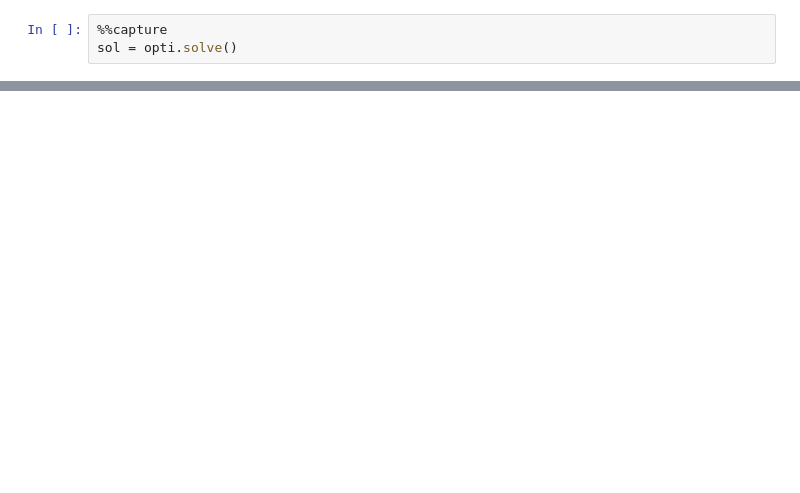
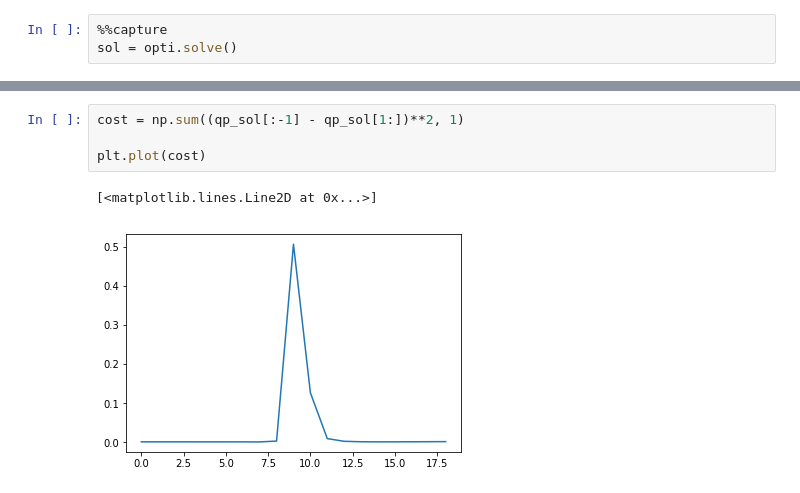
Before and after one commit to JeroenDM/deprecated-acrobotics, a Jupyter notebook: notebooks/path_following_kuka_casadi.ipynb, the cells around one changed output, grey strips where cells are left out. Drawn from its saved outputs; the diff is of its cells as text; blank space fills up the shorter version.

```diff
--- a/notebooks/path_following_kuka_casadi.ipynb
+++ b/notebooks/path_following_kuka_casadi.ipynb
@@ -61,0 +182,7 @@ q[:, [0, 1, 2, 3, 5]].shape
+# %%
+cost = np.sum((qp_sol[:-1] - qp_sol[1:])**2, 1)
+
+plt.plot(cost)
+# %% [output]
+[<matplotlib.lines.Line2D at 0x...>]
+[figure, added]
```
Also changed, not shown: parts of 20 cells of this notebook, 1 other file.
